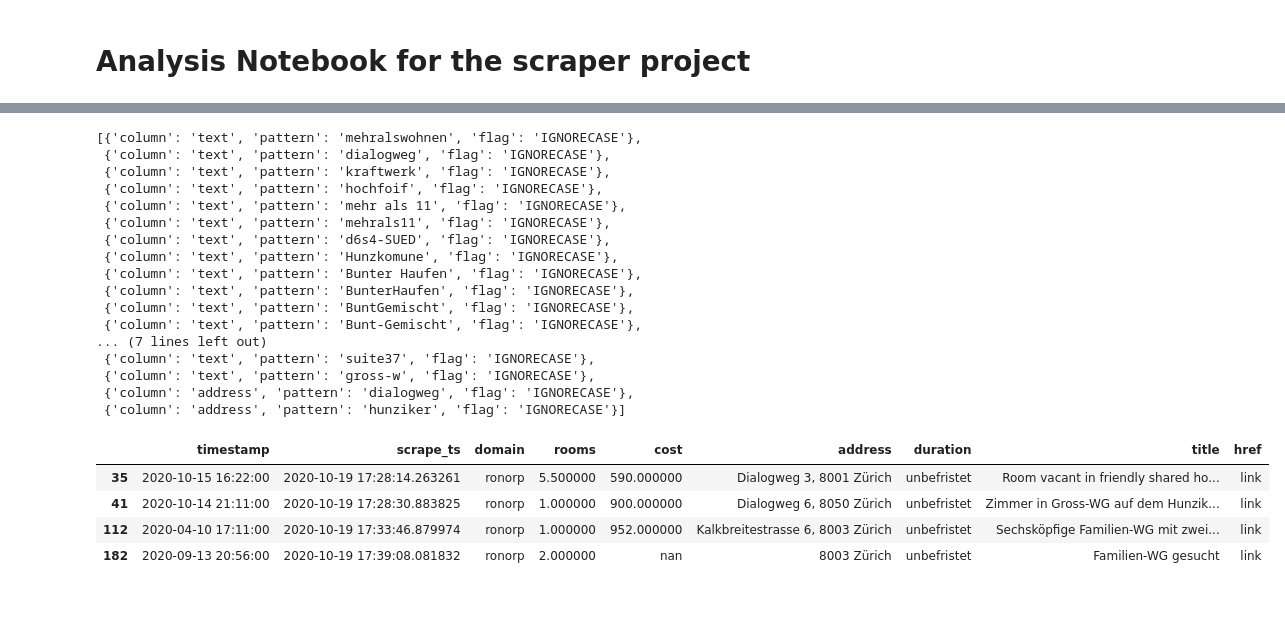
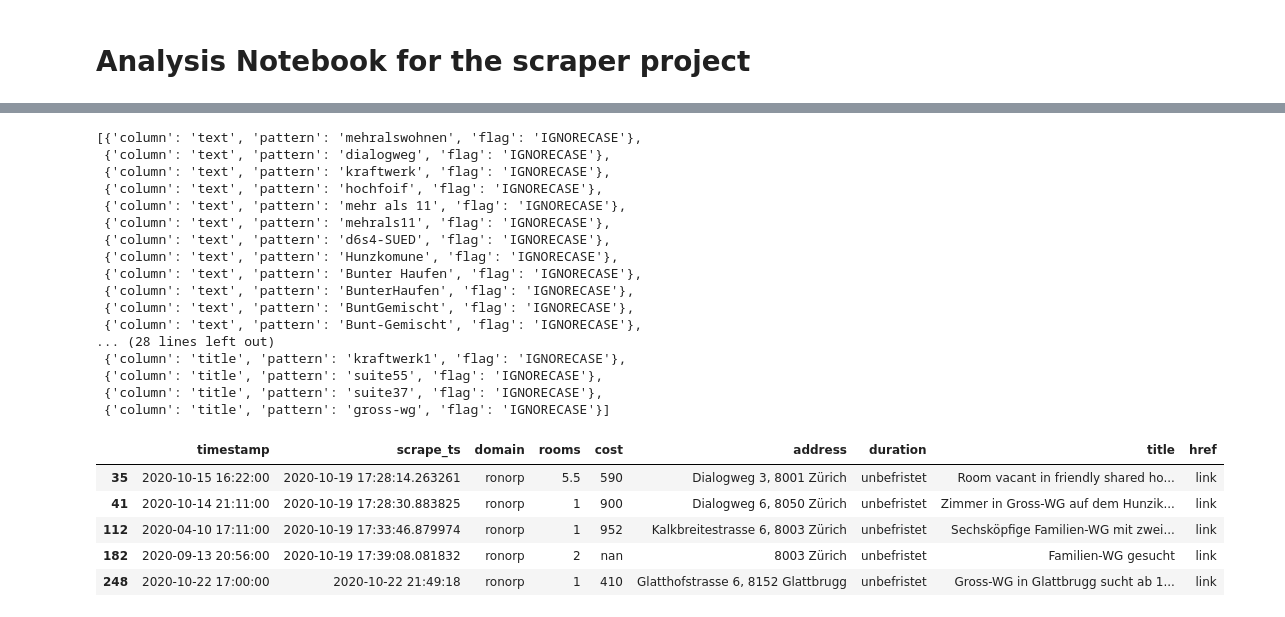
Before and after one commit to Dr-Nuke/wgscraper, a Jupyter notebook: notebooks/Analysis.ipynb, the cells around one changed output, grey strips where cells are left out. Drawn from its saved outputs; the diff is of its cells as text; code cells hidden in the pictures.

Commit message:
from scraping to results filtering smooth runs

```diff
--- a/notebooks/Analysis.ipynb
+++ b/notebooks/Analysis.ipynb
@@ -27,8 +27,9 @@ pd.set_option('display.max_rows', 500)
 # %%
 root = Path(os.getcwd()).parent
 fname = root / 'data'  /  'room_database.csv'
-# fname = root / 'data'  /  'processed_data.csv'
-# fname = root / 'data'  /  'post_processed_data.csv'
+fname = root / 'data'  /  'processed_data.csv'
+fname = root / 'data'  /  'post_processed_data.csv'
+# fname = root / 'data'  / 'searchresults' / 'results_2020_10_24__13_49_00.csv'
 df=pd.read_csv(fname)
 print(df.columns)
 df.head(5)#.sort_values(by='timestamp',ascending=False)
@@ -46,3 +46,12 @@ Index(['Unnamed: 0', 'data-advert-position', 'class', 'href', 'data-attr-href',
+# %%
+# clean up df manually
+# import dateparser
+# df['scrape_ts']=df['scrape_ts'].apply(lambda x: dateparser.parse(x).replace(microsecond=0))
+# df=df[['title', 'domain', 'rooms', 'cost', 'address', 'duration', 'href',
+#         'timestamp', 'scrape_ts', 'processed','details','text']]
+df=df[['timestamp', 'scrape_ts', 'domain', 'rooms', 'cost', 'address', 'duration',
+                   'bid_ask', 'href', 'title', 'details', 'text', 'category1' ]]
+df.to_csv(fname,index=False)
 # %%
 
 textpatterns=[
@@ -67,7 +76,7 @@ textpatterns=[
     r'kraftwerk1',
     r'suite55',
     r'suite37',
-    r'gross-w',
+    r'gross-wg',
 
 ]
 
@@ -76,12 +85,13 @@ addresspatterns=[
     r'hunziker'
 ]
 
-
+titlepatterns = textpatterns
 
 
 searchdict=[
     *[{'column':'text', 'pattern':pat,'flag':'IGNORECASE'} for pat in textpatterns],
     *[{'column':'address', 'pattern':pat,'flag':'IGNORECASE'} for pat in addresspatterns],
+    *[{'column':'title', 'pattern':pat,'flag':'IGNORECASE'} for pat in titlepatterns]
 #     {'column':'address', 'pattern': r'dialogweg','flag':'IGNORECASE'},
 #     {'column':'address', 'pattern': r'hunziker','flag':'IGNORECASE'},
 
@@ -102,31 +112,32 @@ searchdict
  {'column': 'text', 'pattern': 'BunterHaufen', 'flag': 'IGNORECASE'},
  {'column': 'text', 'pattern': 'BuntGemischt', 'flag': 'IGNORECASE'},
  {'column': 'text', 'pattern': 'Bunt-Gemischt', 'flag': 'IGNORECASE'},
-... (7 lines left out)
- {'column': 'text', 'pattern': 'suite37', 'flag': 'IGNORECASE'},
- {'column': 'text', 'pattern': 'gross-w', 'flag': 'IGNORECASE'},
- {'column': 'address', 'pattern': 'dialogweg', 'flag': 'IGNORECASE'},
- {'column': 'address', 'pattern': 'hunziker', 'flag': 'IGNORECASE'}]
+... (28 lines left out)
+ {'column': 'title', 'pattern': 'kraftwerk1', 'flag': 'IGNORECASE'},
+ {'column': 'title', 'pattern': 'suite55', 'flag': 'IGNORECASE'},
+ {'column': 'title', 'pattern': 'suite37', 'flag': 'IGNORECASE'},
+ {'column': 'title', 'pattern': 'gross-wg', 'flag': 'IGNORECASE'}]
 # %%
 def make_clickable_both(val):
     return f'<a href="{val}">link</a>'
 
 results=[]
 for search in searchdict:
     col=search['column']
     pat=search['pattern']
     if search['flag'] == 'IGNORECASE':
         results.append(df[df[col].str.contains(pat,flags=re.IGNORECASE, regex=True)] )
     else:
         results.append(df[df[col].str.contains(pat, regex=True)] )
 
 results2=pd.concat(results).drop_duplicates(subset=['title'])
 showcols=['timestamp','scrape_ts','domain', 'rooms', 'cost', 'address','duration','title','href']
-results2[showcols].style.format({'href': make_clickable_both})
+results2[showcols].style.format({'href': make_clickable_both,'cost':"{0:.0f}",'rooms':'{0:g}'})
 # %% [output]
 |  | timestamp | scrape_ts | domain | rooms | cost | address | duration | title | href |
-| 35 | 2020-10-15 16:22:00 | 2020-10-19 17:28:14.263261 | ronorp | 5.500000 | 590.000000 | Dialogweg 3, 8001 Zürich | unbefristet | Room vacant in friendly shared ho... | link |
-| 41 | 2020-10-14 21:11:00 | 2020-10-19 17:28:30.883825 | ronorp | 1.000000 | 900.000000 | Dialogweg 6, 8050 Zürich | unbefristet | Zimmer in Gross-WG auf dem Hunzik... | link |
-| 112 | 2020-04-10 17:11:00 | 2020-10-19 17:33:46.879974 | ronorp | 1.000000 | 952.000000 | Kalkbreitestrasse 6, 8003 Zürich | unbefristet | Sechsköpfige Familien-WG mit zwei... | link |
-| 182 | 2020-09-13 20:56:00 | 2020-10-19 17:39:08.081832 | ronorp | 2.000000 | nan | 8003 Zürich | unbefristet | Familien-WG gesucht | link |
+| 35 | 2020-10-15 16:22:00 | 2020-10-19 17:28:14.263261 | ronorp | 5.5 | 590 | Dialogweg 3, 8001 Zürich | unbefristet | Room vacant in friendly shared ho... | link |
+| 41 | 2020-10-14 21:11:00 | 2020-10-19 17:28:30.883825 | ronorp | 1 | 900 | Dialogweg 6, 8050 Zürich | unbefristet | Zimmer in Gross-WG auf dem Hunzik... | link |
+| 112 | 2020-04-10 17:11:00 | 2020-10-19 17:33:46.879974 | ronorp | 1 | 952 | Kalkbreitestrasse 6, 8003 Zürich | unbefristet | Sechsköpfige Familien-WG mit zwei... | link |
+| 182 | 2020-09-13 20:56:00 | 2020-10-19 17:39:08.081832 | ronorp | 2 | nan | 8003 Zürich | unbefristet | Familien-WG gesucht | link |
+| 248 | 2020-10-22 17:00:00 | 2020-10-22 21:49:18 | ronorp | 1 | 410 | Glatthofstrasse 6, 8152 Glattbrugg | unbefristet | Gross-WG in Glattbrugg sucht ab 1... | link |
 # %%
```
Also changed, not shown: parts of 14 cells of this notebook, 5 other files.
